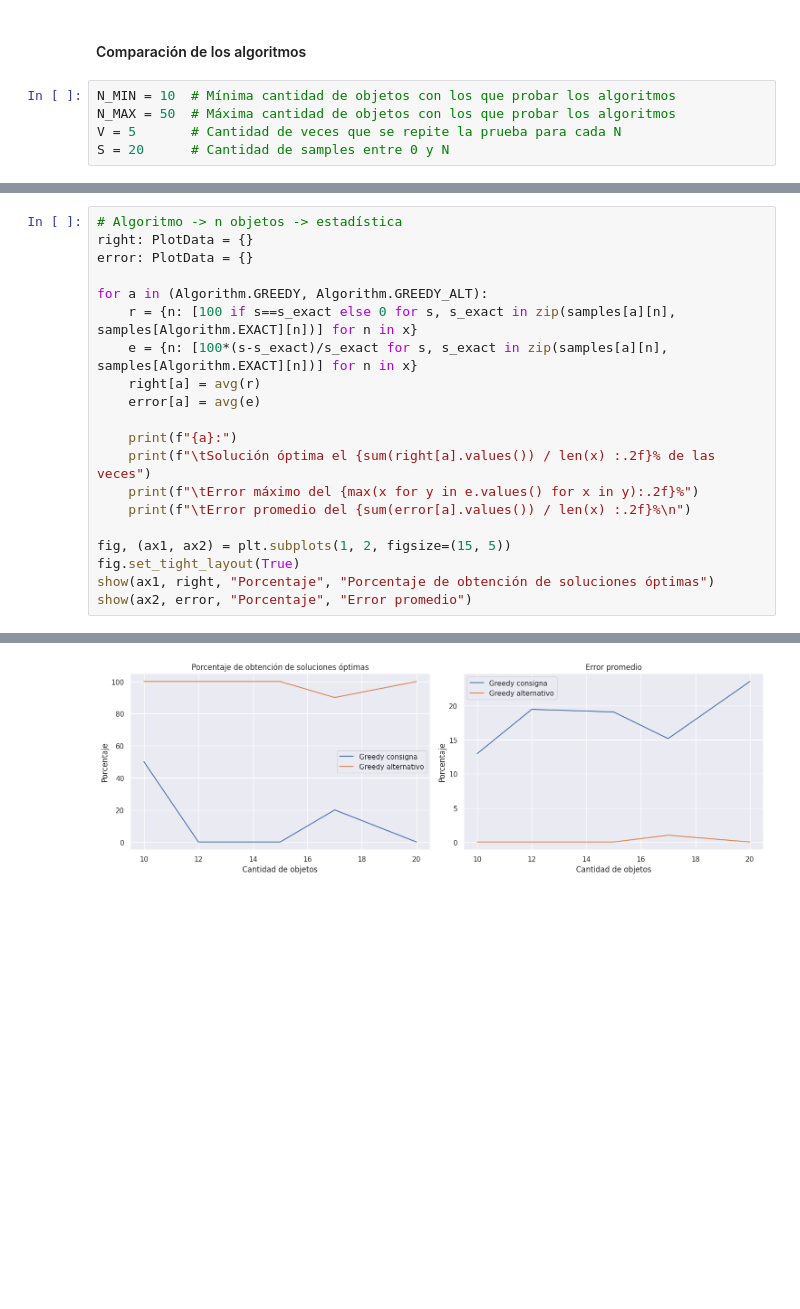
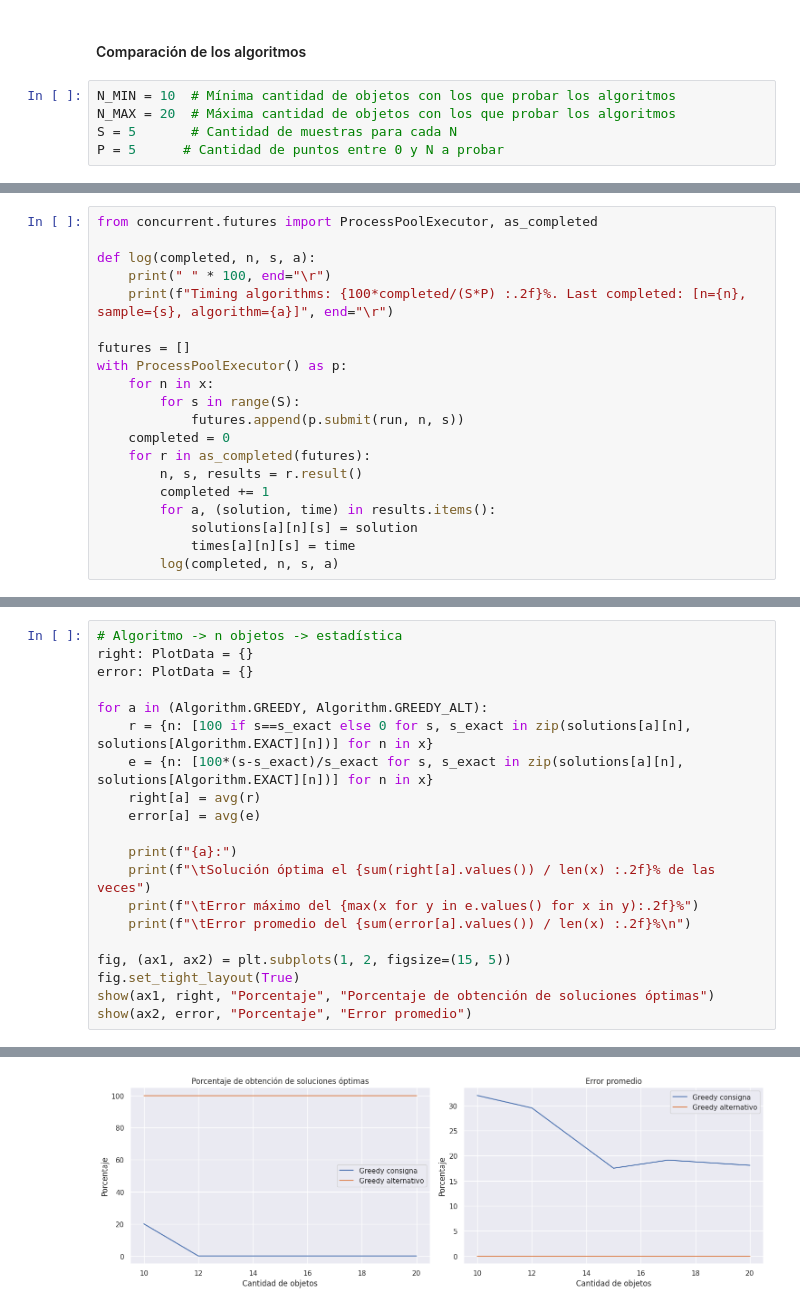
Before and after one commit to fdelu/tda-tp2, a Jupyter notebook: informe.ipynb, the cells around one changed output, grey strips where cells are left out. Cells and saved outputs as stored; diff of their text form; blank space fills up the shorter version.

```diff
--- a/informe.ipynb
+++ b/informe.ipynb
@@ -196,9 +197,9 @@ Solución: 7 envases
 #### Comparación de los algoritmos
 # %%
 N_MIN = 10  # Mínima cantidad de objetos con los que probar los algoritmos
-N_MAX = 50  # Máxima cantidad de objetos con los que probar los algoritmos
-V = 5       # Cantidad de veces que se repite la prueba para cada N
-S = 20      # Cantidad de samples entre 0 y N
+N_MAX = 20  # Máxima cantidad de objetos con los que probar los algoritmos
+S = 5       # Cantidad de muestras para cada N
+P = 5      # Cantidad de puntos entre 0 y N a probar
 # %%
 from typing import Callable, TypeVar
 from time import time
@@ -270,0 +246,20 @@ executing.executing.NotOneValueFound: Expected one value, found 0
+# %%
+from concurrent.futures import ProcessPoolExecutor, as_completed
+
+def log(completed, n, s, a):
+    print(" " * 100, end="\r")
+    print(f"Timing algorithms: {100*completed/(S*P) :.2f}%. Last completed: [n={n}, sample={s}, algorithm={a}]", end="\r")
+
+futures = []
+with ProcessPoolExecutor() as p:
+    for n in x:
+        for s in range(S):
+            futures.append(p.submit(run, n, s))
+    completed = 0
+    for r in as_completed(futures):
+        n, s, results = r.result()
+        completed += 1
+        for a, (solution, time) in results.items():
+            solutions[a][n][s] = solution
+            times[a][n][s] = time
+        log(completed, n, s, a)
@@ -298,8 +295,8 @@ right: PlotData = {}
 error: PlotData = {}
 
 for a in (Algorithm.GREEDY, Algorithm.GREEDY_ALT):
-    r = {n: [100 if s==s_exact else 0 for s, s_exact in zip(samples[a][n], samples[Algorithm.EXACT][n])] for n in x}
-    e = {n: [100*(s-s_exact)/s_exact for s, s_exact in zip(samples[a][n], samples[Algorithm.EXACT][n])] for n in x}
+    r = {n: [100 if s==s_exact else 0 for s, s_exact in zip(solutions[a][n], solutions[Algorithm.EXACT][n])] for n in x}
+    e = {n: [100*(s-s_exact)/s_exact for s, s_exact in zip(solutions[a][n], solutions[Algorithm.EXACT][n])] for n in x}
     right[a] = avg(r)
     error[a] = avg(e)
 
@@ -325 +322 @@ Greedy alternativo:
-[figure, old version]
+[figure, new version]
```
Also changed, not shown: parts of 5 cells of this notebook, 1 other file.
